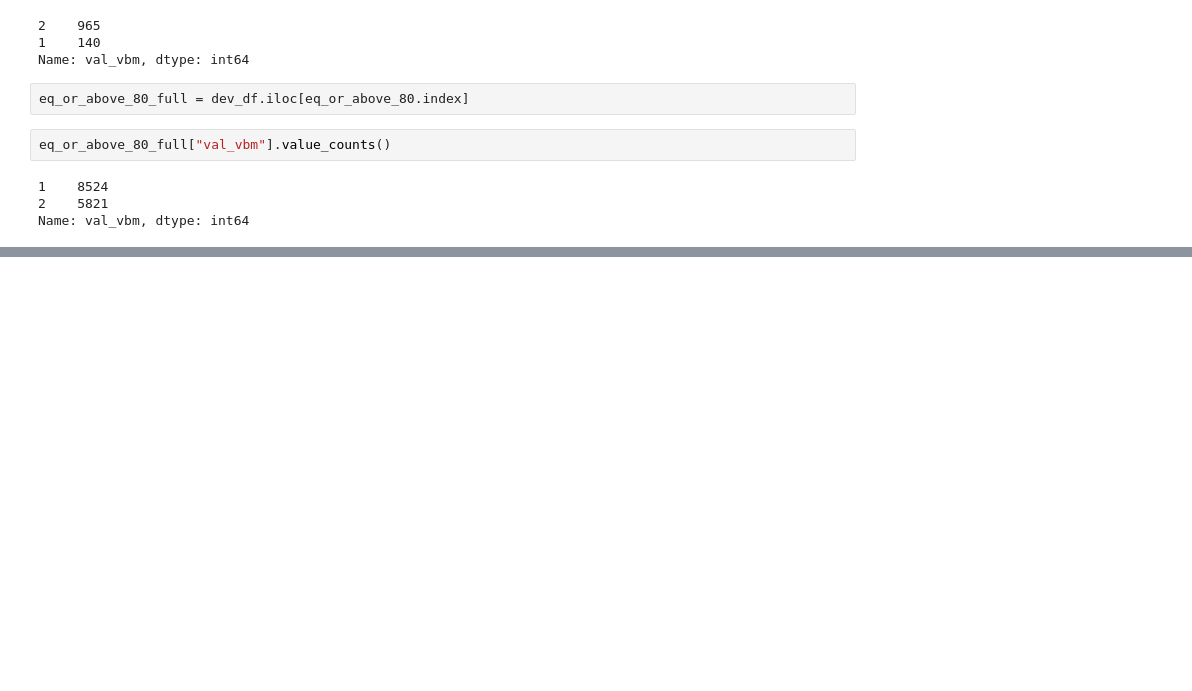
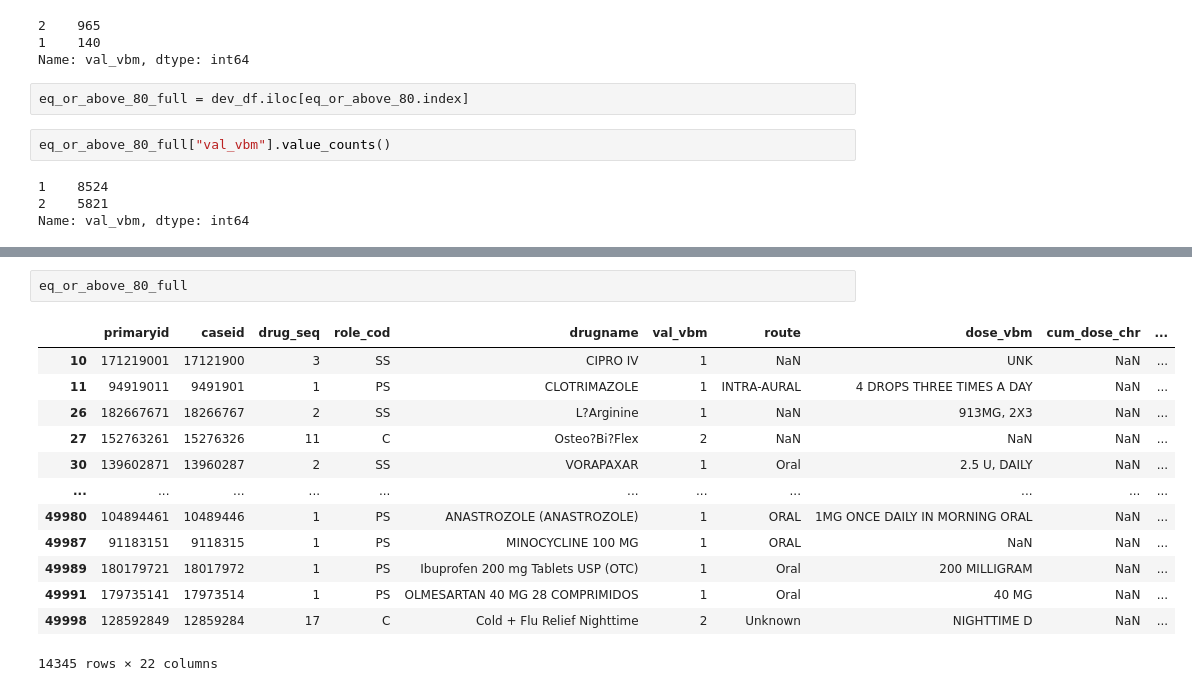
Before and after one commit to jcathalina/faers-drug-norm, a Jupyter notebook: notebooks/experiment_sandbox.ipynb, the cells around one changed output, grey strips where cells are left out. Saved outputs shown, nothing was run; the diff lists cells and outputs as text; blank space fills up the shorter version.

```diff
--- a/notebooks/experiment_sandbox.ipynb
+++ b/notebooks/experiment_sandbox.ipynb
@@ -207,0 +224,16 @@ Name: val_vbm, dtype: int64
+# %%
+eq_or_above_80_full
+# %% [output]
+|  | primaryid | caseid | drug_seq | role_cod | drugname | val_vbm | route | dose_vbm | cum_dose_chr | ... |
+| 10 | 171219001 | 17121900 | 3 | SS | CIPRO IV | 1 | NaN | UNK | NaN | ... |
+| 11 | 94919011 | 9491901 | 1 | PS | CLOTRIMAZOLE | 1 | INTRA-AURAL | 4 DROPS THREE TIMES A DAY | NaN | ... |
+| 26 | 182667671 | 18266767 | 2 | SS | L?Arginine | 1 | NaN | 913MG, 2X3 | NaN | ... |
+| 27 | 152763261 | 15276326 | 11 | C | Osteo?Bi?Flex | 2 | NaN | NaN | NaN | ... |
+| 30 | 139602871 | 13960287 | 2 | SS | VORAPAXAR | 1 | Oral | 2.5 U, DAILY | NaN | ... |
+| ... | ... | ... | ... | ... | ... | ... | ... | ... | ... | ... |
+| 49980 | 104894461 | 10489446 | 1 | PS | ANASTROZOLE (ANASTROZOLE) | 1 | ORAL | 1MG ONCE DAILY IN MORNING ORAL | NaN | ... |
+| 49987 | 91183151 | 9118315 | 1 | PS | MINOCYCLINE 100 MG | 1 | ORAL | NaN | NaN | ... |
+| 49989 | 180179721 | 18017972 | 1 | PS | Ibuprofen 200 mg Tablets USP (OTC) | 1 | Oral | 200 MILLIGRAM | NaN | ... |
+| 49991 | 179735141 | 17973514 | 1 | PS | OLMESARTAN 40 MG 28 COMPRIMIDOS | 1 | Oral | 40 MG | NaN | ... |
+| 49998 | 128592849 | 12859284 | 17 | C | Cold + Flu Relief Nighttime | 2 | Unknown | NIGHTTIME D | NaN | ... |
+14345 rows × 22 columns
```
Also changed, not shown: parts of 9 cells of this notebook, 3 other files.
